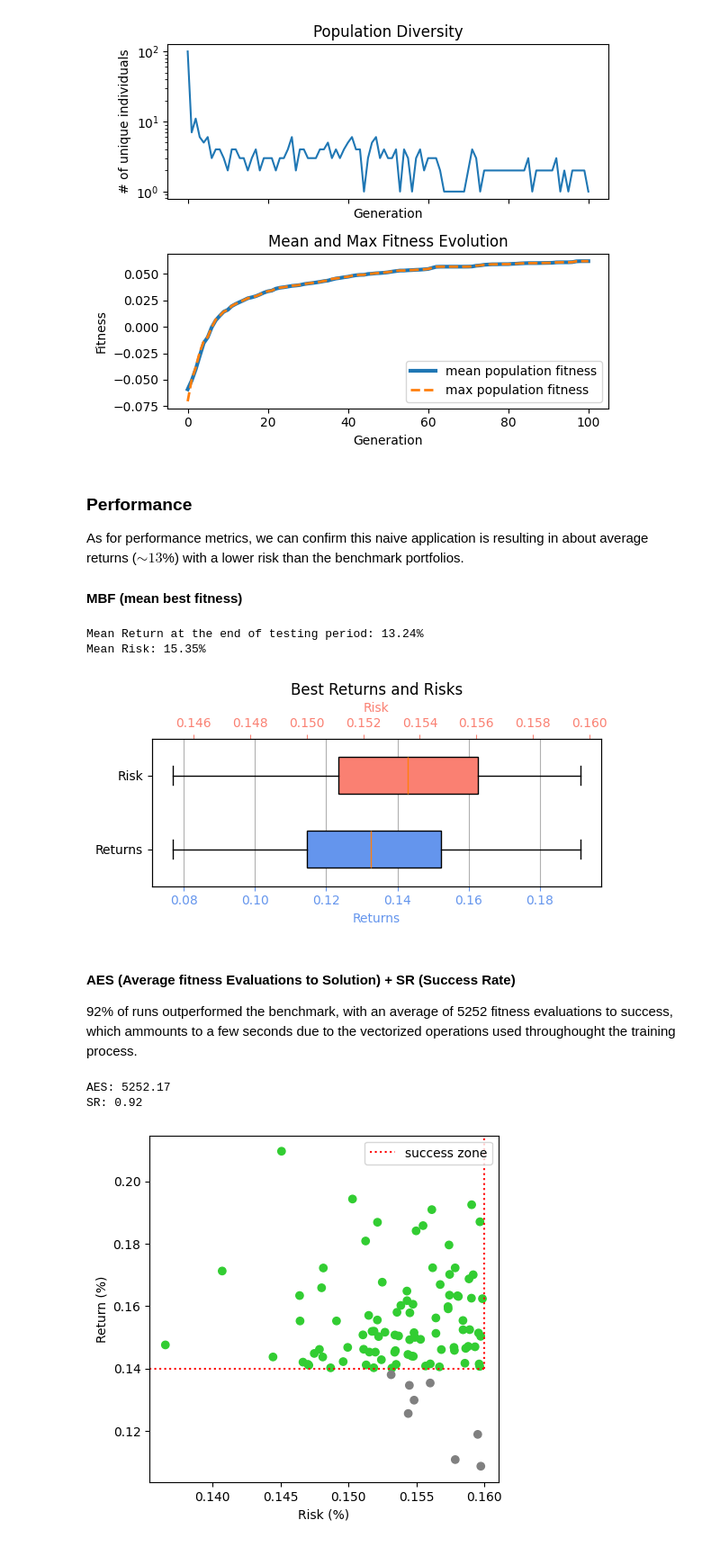
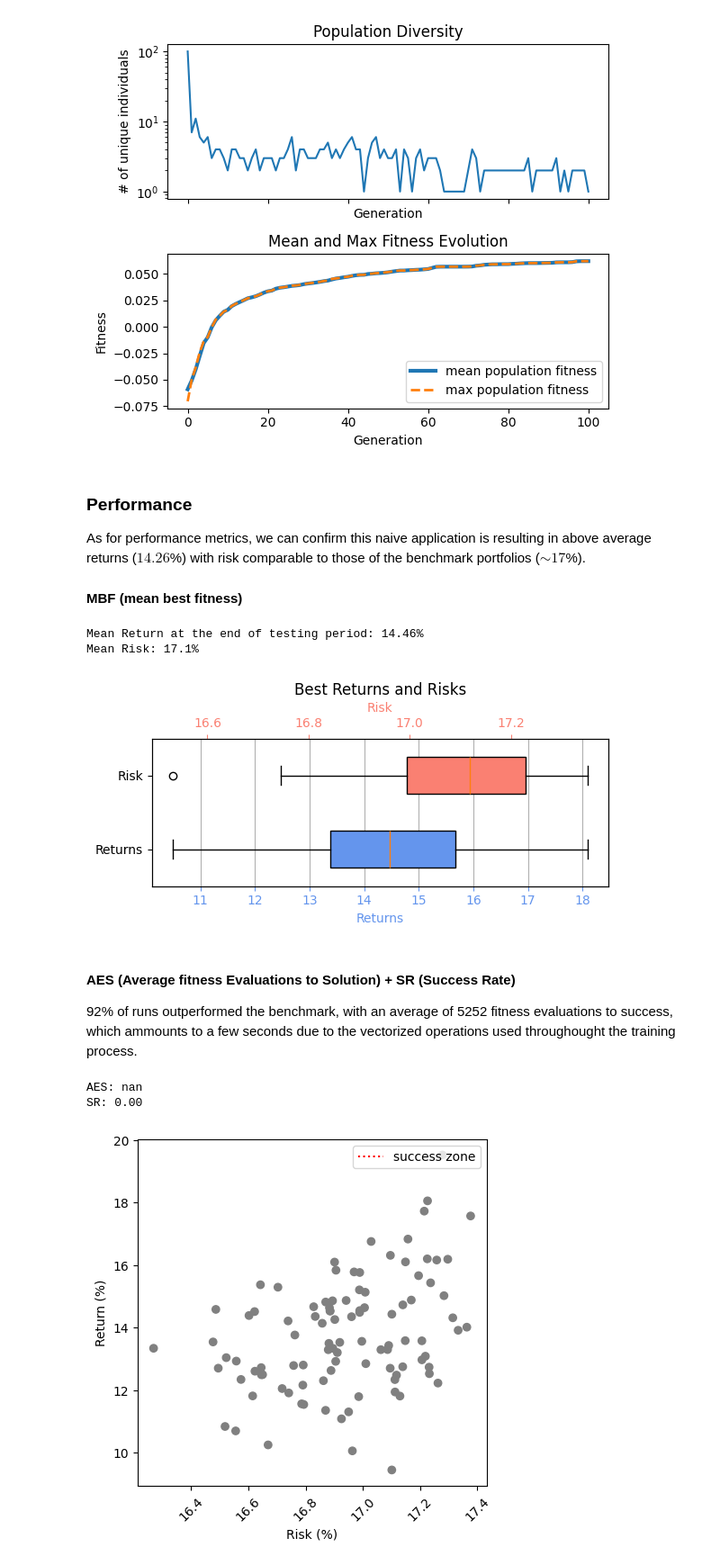
Before and after one commit to PanDomene/Evolutionary-Algorithm-for-Portfolio-Optimization, a Jupyter notebook: results/results.ipynb, the cells around one changed output. Shown at 90% size. Drawn from its saved outputs; the diff is of its cells as text; code cells hidden in the pictures.

Commit message:
fixed some tests and plots in 'results.ipynb'

```diff
--- a/results/results.ipynb
+++ b/results/results.ipynb
@@ -8,7 +8,9 @@ import seaborn as sns
 np.random.seed(56)
 
 benchmark_return = 0.14
-benchmark_risk = 0.16
+benchmark_risk = 0.17
+
+max_training_risk = 0.16
 # %%
 data = eva.all_data
 
@@ -73,19 +83,19 @@ plt.savefig('evolution.jpg')
 # %% [markdown]
 ### Performance
 
-As for performance metrics, we can confirm this naive application is resulting in about average returns ($\sim 13$%) with a lower risk than the benchmark portfolios.
+As for performance metrics, we can confirm this naive application is resulting in above average returns ($14.26$%) with risk comparable to those of the benchmark portfolios ($\sim 17$%).
 
 #### MBF (mean best fitness)
 # %%
-best_returns, risks = eva.MBF(train_data, test_data, runs=100, max_risk=benchmark_risk, generations=25)
+best_returns, risks = eva.MBF(train_data, test_data, runs=100, max_risk=max_training_risk, generations=100)
 # %% [output]
-Mean Return at the end of testing period: 13.24%
-Mean Risk: 15.35%
+Mean Return at the end of testing period: 14.46%
+Mean Risk: 17.1%
 # %%
 fig, ax1 = plt.subplots(figsize=(6, 3))
 
 # Boxplot for best_returns on ax1
-box1 = ax1.boxplot(best_returns, vert=False, positions=[1], widths=0.5, patch_artist=True, boxprops=dict(facecolor='cornflowerblue'))
+box1 = ax1.boxplot(100 * best_returns, vert=False, positions=[1], widths=0.5, patch_artist=True, boxprops=dict(facecolor='cornflowerblue'))
 ax1.set_yticks([1])
 ax1.set_yticklabels([''])
 ax1.set_xlabel('Returns', color='cornflowerblue')
@@ -94,7 +104,7 @@ ax1.grid(axis='x')
 
 # Create a twin x-axis for risks
 ax2 = ax1.twiny()
-box2 = ax2.boxplot(risks, vert=False, positions=[2], widths=0.5, patch_artist=True, boxprops=dict(facecolor='salmon'))
+box2 = ax2.boxplot(100 * risks, vert=False, positions=[2], widths=0.5, patch_artist=True, boxprops=dict(facecolor='salmon'))
 ax2.set_yticks([2])
 ax2.set_yticklabels([''])
 ax2.set_xlabel('Risk', color='salmon')
@@ -108,7 +118,7 @@ plt.title('Best Returns and Risks')
 plt.tight_layout()
 plt.show()
 # %% [output]
-[figure, old version]
+[figure, new version]
 # %% [markdown]
 #### AES (Average fitness Evaluations to Solution) + SR (Success Rate)
 
@@ -116,11 +126,11 @@ plt.show()
 # %%
 evals, returns, risks = eva.AES_SR(train_data, test_data,
                                    solution=(benchmark_return, benchmark_risk),
-                                   runs=100, plot=True, max_risk=benchmark_risk)
+                                   runs=100, plot=True, max_risk=max_training_risk) # Change to 200
 # %% [output]
-AES: 5252.17
-SR: 0.92
+AES: nan
+SR: 0.00
-[figure, old version]
+[figure, new version]
 # %% [markdown]
 # Parameter Selection
 
```
Also changed, not shown: parts of 39 cells of this notebook, 16 other files.
